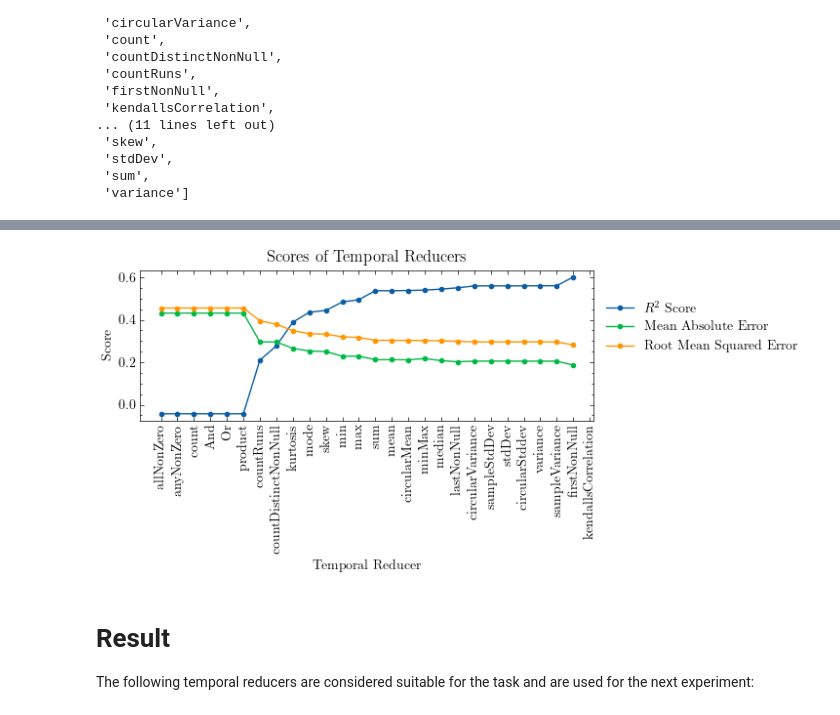
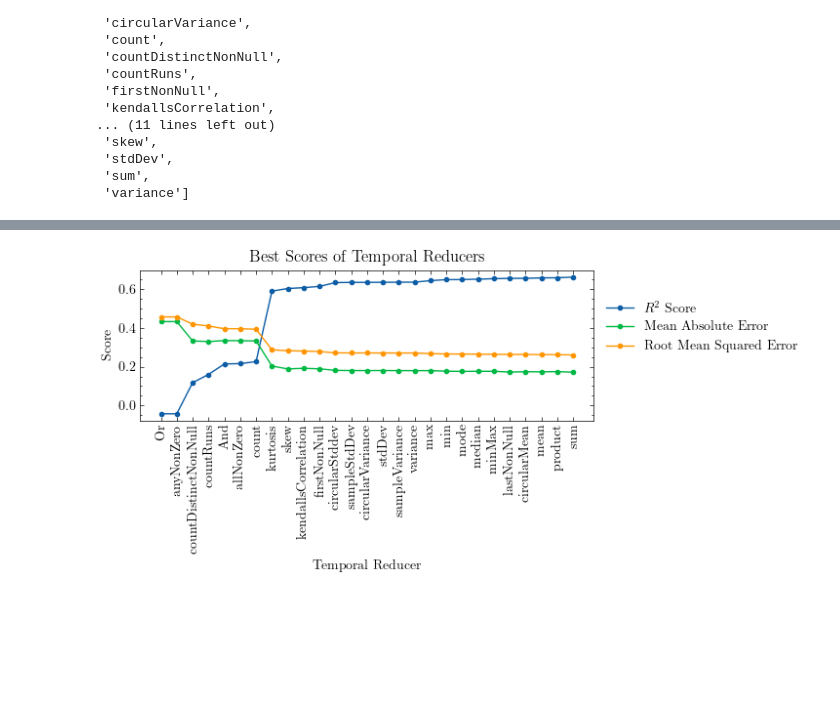
Before and after one commit to Lumcoin/leaf-type-mixture, a Jupyter notebook: notebooks/2-ph-reducer-composites.ipynb, the cells around one changed output, grey strips where cells are left out. Cells and saved outputs as stored; diff of their text form; code cells hidden in the pictures; blank space fills up the shorter version.

```diff
--- a/notebooks/2-ph-reducer-composites.ipynb
+++ b/notebooks/2-ph-reducer-composites.ipynb
@@ -323,0 +184,32 @@ To decide which temporal reducers are suitable for the task, we (arbitrarily) ch
+# %%
+# Use science style
+import matplotlib.pyplot as plt
+import scienceplots
+
+plt.style.use("science")
+# %%
+# Draw one multiline plot per metric with all gray lines except for the 5 best reducers
+import pandas as pd
+
+df = pd.read_csv("../reports/reducer_composites.csv")
+
+dfs = {}
+for i, (metric, scorer) in enumerate(scoring.items()):
+    new_df = pd.DataFrame(index=df["Composites"].unique()[::-1])
+
+    grouped = df[["Reducer", "Composites", metric]].groupby("Reducer")
+    for name, group in grouped:
+        group = group.sort_values("Composites")
+        new_df[name] = np.asarray(group[metric])
+
+    dfs[metric] = new_df
+
+fig, axes = plt.subplots(len(scoring), 1, figsize=(5, 5*len(scoring)))
+if not isinstance(axes, np.ndarray):
+    axes = np.array([axes])
+
+for ax, metric in zip(axes, dfs.keys()):
+    dfs[metric].plot(ax=ax, title=metric, legend=False)
+
+golden_ratio = (1 + 5**0.5) / 2
+axes[1].legend(loc="center left", bbox_to_anchor=(1, 1 / golden_ratio))
@@ -324,25 +219,27 @@ To decide which temporal reducers are suitable for the task, we (arbitrarily) ch
 # %%
 from ltm.models import plot_report
 import matplotlib.pyplot as plt
 import scienceplots
 
 plt.style.use("science")
 
+plt_df = pd.DataFrame({
+    "R2 Score": dfs["R2 Score"].max(),
+    "Mean Absolute Error": dfs["Mean Absolute Error"].min(),
+    "Root Mean Squared Error": dfs["Root Mean Squared Error"].min()
+})
+
 ax = plot_report(
-    score_df.sort_values("R2 Score"),
-    "Scores of Temporal Reducers",
+    plt_df.sort_values("R2 Score"),
+    "Best Scores of Temporal Reducers",
     "Temporal Reducer",
     "Score",
     label_rotation=90,
     replace_labels={"R2 Score": "$R^2$ Score"},
     figsize=(6, 2),
-    marker="."
+    marker=".",
 )
 
 plt.show()
 # %% [output]
-[figure, old version]
+[figure, new version]
-# %% [markdown]
-# Result
-
-The following temporal reducers are considered suitable for the task and are used for the next experiment:
```
Also changed, not shown: parts of 18 cells of this notebook.
